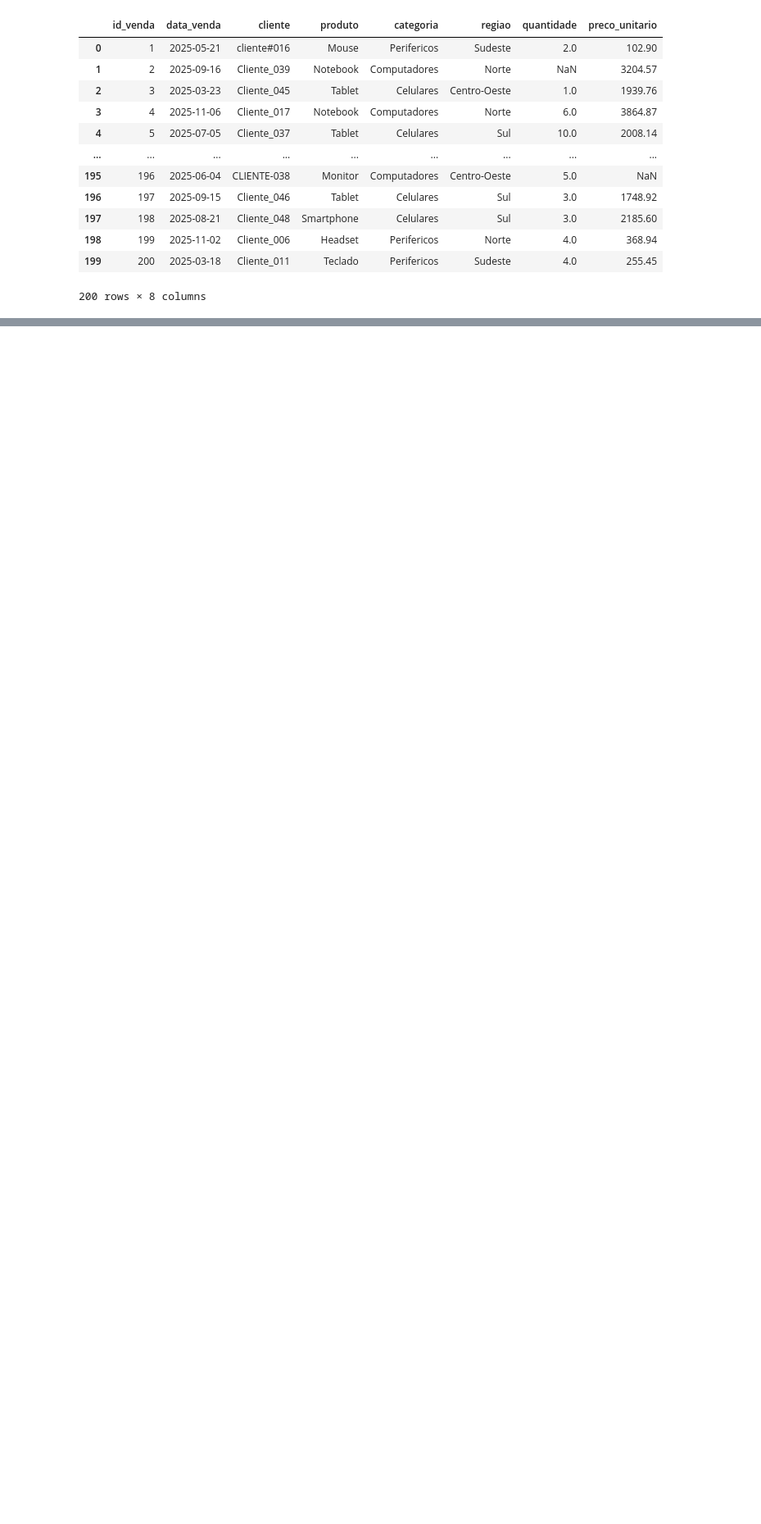
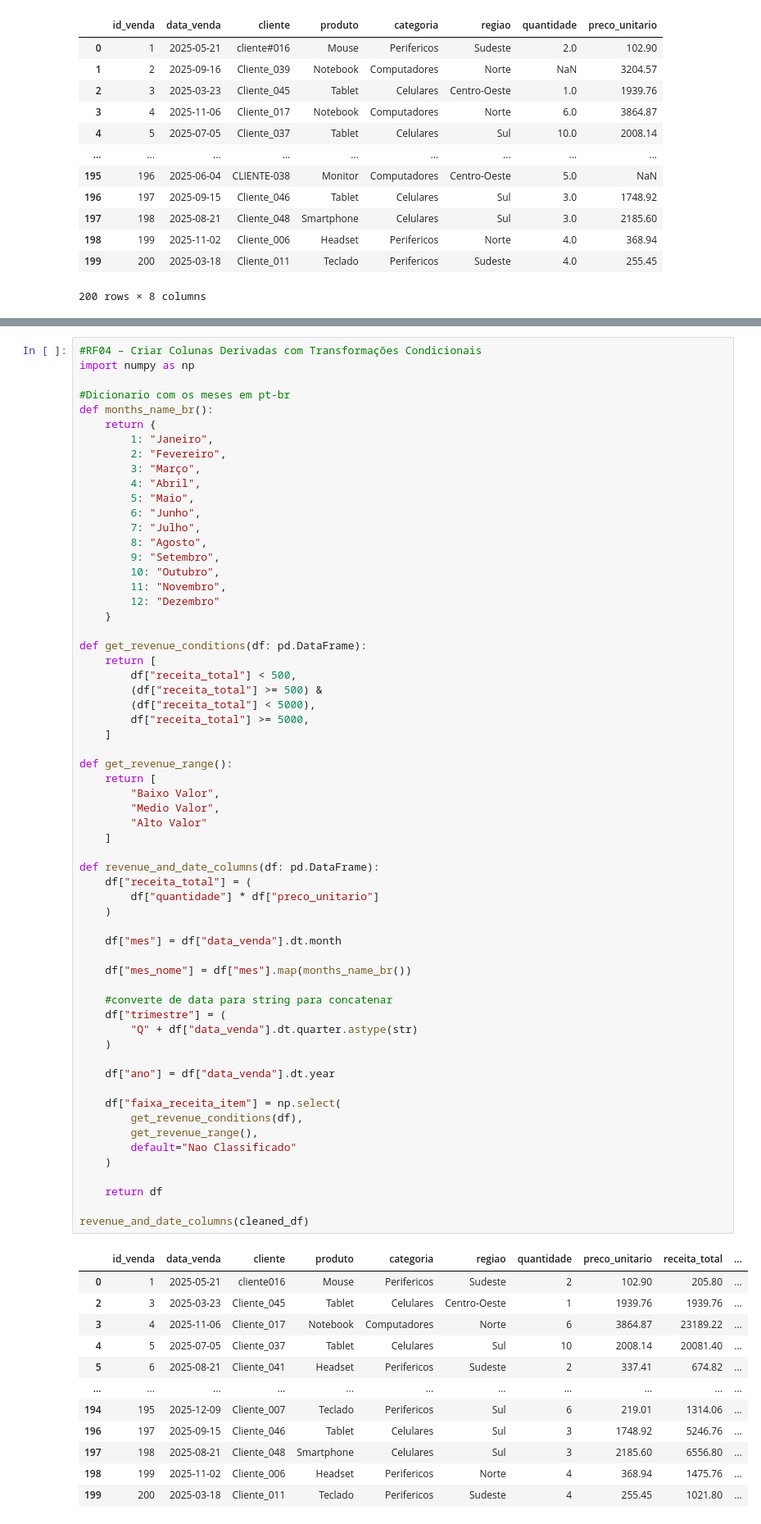
Before and after one commit to gniederle/mini-projeto-salesinsight-py, a Jupyter notebook: salesinsight.ipynb, the cells around one changed output, grey strips where cells are left out. Shown at 82% size. Cells and saved outputs as stored; diff of their text form; blank space fills up the shorter version.

Commit message:
RF04 – Criar Colunas Derivadas com Transformações Condicionais

```diff
--- a/salesinsight.ipynb
+++ b/salesinsight.ipynb
@@ -155,0 +152,74 @@ Registros removidos: 17
+# %%
+#RF04 – Criar Colunas Derivadas com Transformações Condicionais
+import numpy as np
+
+#Dicionario com os meses em pt-br
+def months_name_br():
+    return {
+        1: "Janeiro",
+        2: "Fevereiro",
+        3: "Março",
+        4: "Abril",
+        5: "Maio",
+        6: "Junho",
+        7: "Julho",
+        8: "Agosto",
+        9: "Setembro",
+        10: "Outubro",
+        11: "Novembro",
+        12: "Dezembro"
+    }
+
+def get_revenue_conditions(df: pd.DataFrame):
+    return [
+        df["receita_total"] < 500,
+        (df["receita_total"] >= 500) &
+        (df["receita_total"] < 5000),
+        df["receita_total"] >= 5000,
+    ]
+
+def get_revenue_range():
+    return [
+        "Baixo Valor",
+        "Medio Valor",
+        "Alto Valor"
+    ]
+
+def revenue_and_date_columns(df: pd.DataFrame):
+    df["receita_total"] = (
+        df["quantidade"] * df["preco_unitario"]
+    )
+
+    df["mes"] = df["data_venda"].dt.month
+
+    df["mes_nome"] = df["mes"].map(months_name_br())
+
+    #converte de data para string para concatenar
+    df["trimestre"] = (
+        "Q" + df["data_venda"].dt.quarter.astype(str)
+    )
+
+    df["ano"] = df["data_venda"].dt.year
+
+    df["faixa_receita_item"] = np.select(
+        get_revenue_conditions(df),
+        get_revenue_range(),
+        default="Nao Classificado"
+    )
+
+    return df
+
+revenue_and_date_columns(cleaned_df)
+# %% [output]
+|  | id_venda | data_venda | cliente | produto | categoria | regiao | quantidade | preco_unitario | receita_total | ... |
+| 0 | 1 | 2025-05-21 | cliente016 | Mouse | Perifericos | Sudeste | 2 | 102.90 | 205.80 | ... |
+| 2 | 3 | 2025-03-23 | Cliente_045 | Tablet | Celulares | Centro-Oeste | 1 | 1939.76 | 1939.76 | ... |
+| 3 | 4 | 2025-11-06 | Cliente_017 | Notebook | Computadores | Norte | 6 | 3864.87 | 23189.22 | ... |
+| 4 | 5 | 2025-07-05 | Cliente_037 | Tablet | Celulares | Sul | 10 | 2008.14 | 20081.40 | ... |
+| 5 | 6 | 2025-08-21 | Cliente_041 | Headset | Perifericos | Sudeste | 2 | 337.41 | 674.82 | ... |
+| ... | ... | ... | ... | ... | ... | ... | ... | ... | ... | ... |
+| 194 | 195 | 2025-12-09 | Cliente_007 | Teclado | Perifericos | Sul | 6 | 219.01 | 1314.06 | ... |
+| 196 | 197 | 2025-09-15 | Cliente_046 | Tablet | Celulares | Sul | 3 | 1748.92 | 5246.76 | ... |
+| 197 | 198 | 2025-08-21 | Cliente_048 | Smartphone | Celulares | Sul | 3 | 2185.60 | 6556.80 | ... |
+| 198 | 199 | 2025-11-02 | Cliente_006 | Headset | Perifericos | Norte | 4 | 368.94 | 1475.76 | ... |
+| 199 | 200 | 2025-03-18 | Cliente_011 | Teclado | Perifericos | Sudeste | 4 | 255.45 | 1021.80 | ... |
```
Also changed, not shown: parts of 2 cells of this notebook.
